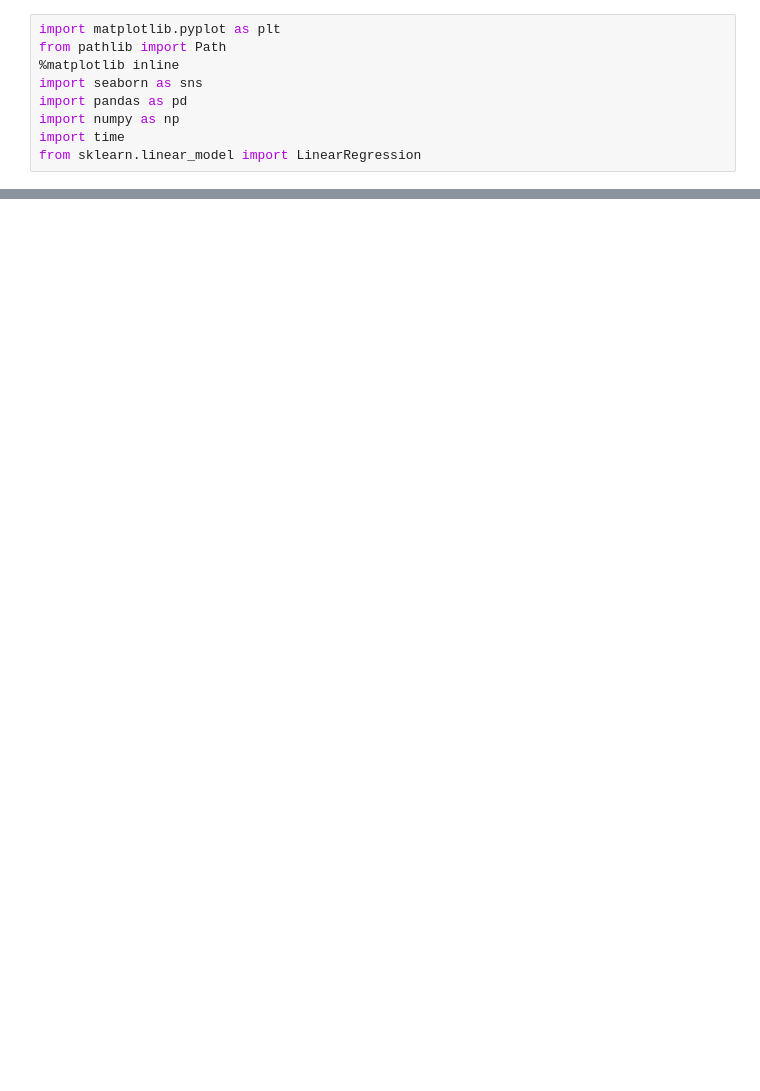
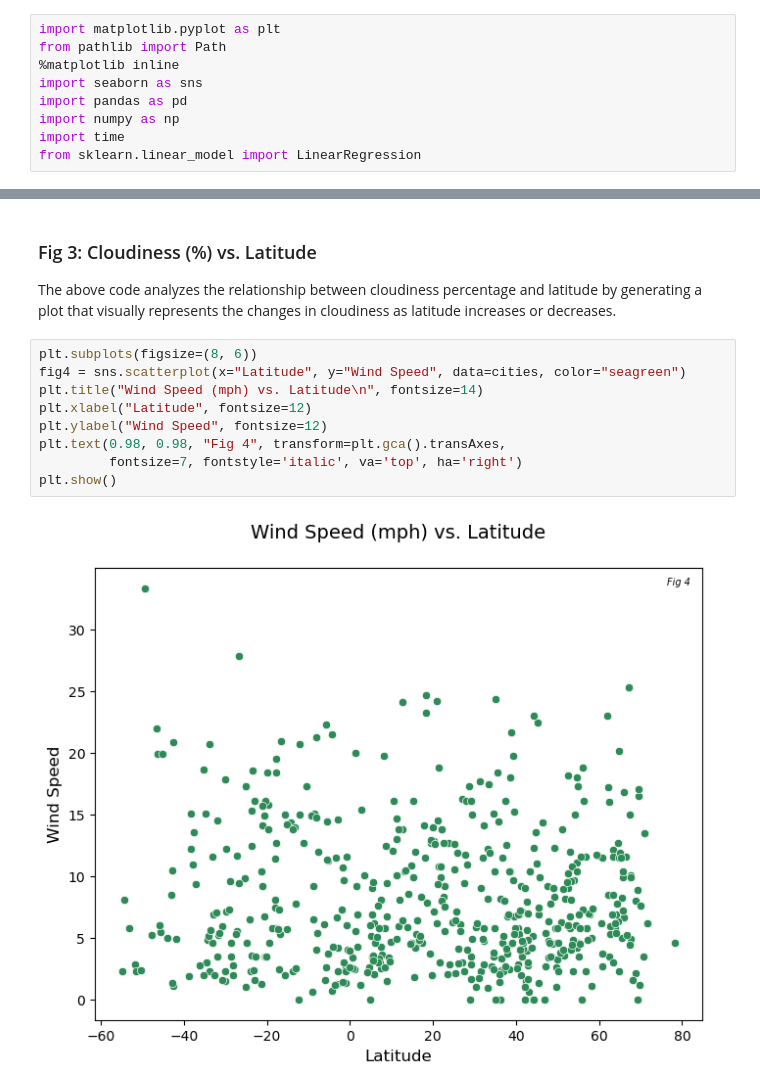
Before and after one commit to marko-londo/Weather-Api-Visualizations, a Jupyter notebook: Notebooks/WeatherAnalysis.ipynb, the cells around one changed output, grey strips where cells are left out. Cells and saved outputs as stored; diff of their text form; blank space fills up the shorter version.

```diff
--- a/Notebooks/WeatherAnalysis.ipynb
+++ b/Notebooks/WeatherAnalysis.ipynb
@@ -35,0 +88,15 @@ The above code is analyzing the relationship between temperature and latitude by
+# %% [markdown]
+### Fig 3: Cloudiness (%) vs. Latitude
+
+The above code analyzes the relationship between cloudiness percentage and latitude by generating a plot that visually represents the changes in cloudiness as latitude increases or decreases.
+# %%
+plt.subplots(figsize=(8, 6))
+fig4 = sns.scatterplot(x="Latitude", y="Wind Speed", data=cities, color="seagreen")
+plt.title("Wind Speed (mph) vs. Latitude\n", fontsize=14)
+plt.xlabel("Latitude", fontsize=12)
+plt.ylabel("Wind Speed", fontsize=12)
+plt.text(0.98, 0.98, "Fig 4", transform=plt.gca().transAxes,
+         fontsize=7, fontstyle='italic', va='top', ha='right')
+plt.show()
+# %% [output]
+[figure, added]
```
Also changed, not shown: parts of 20 cells of this notebook.
